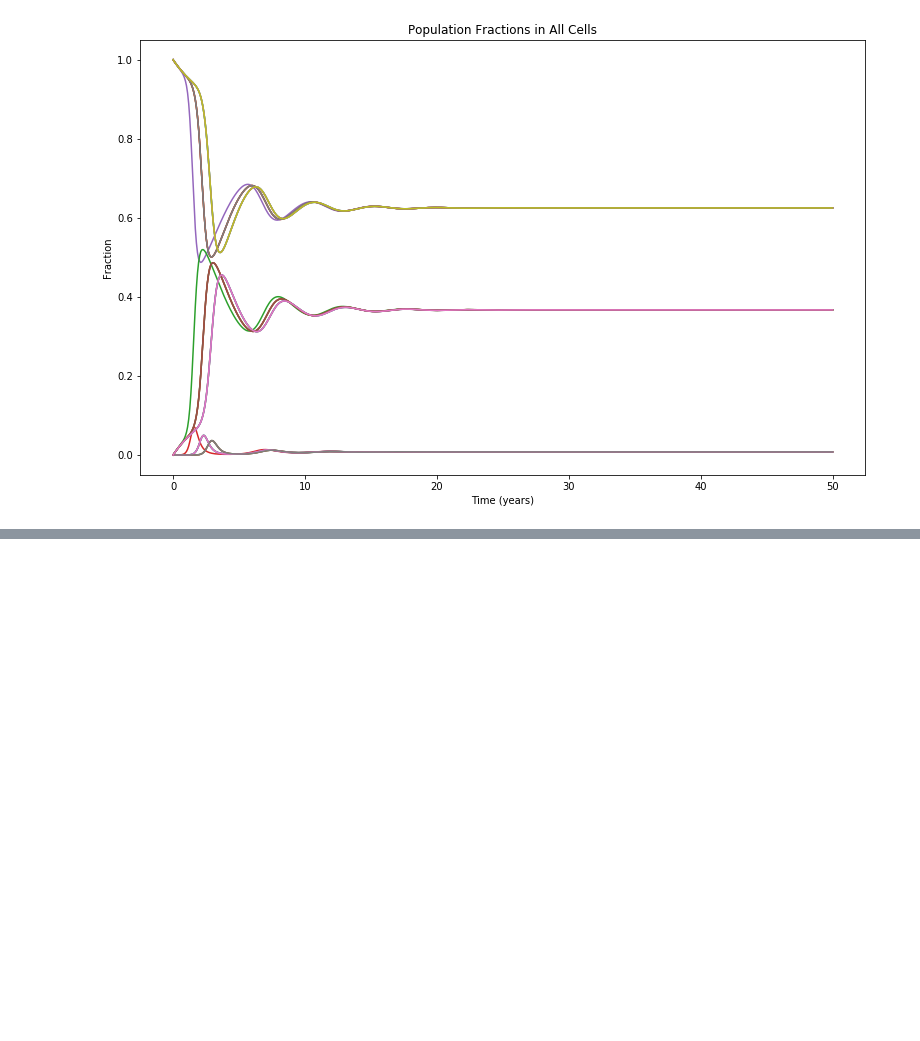
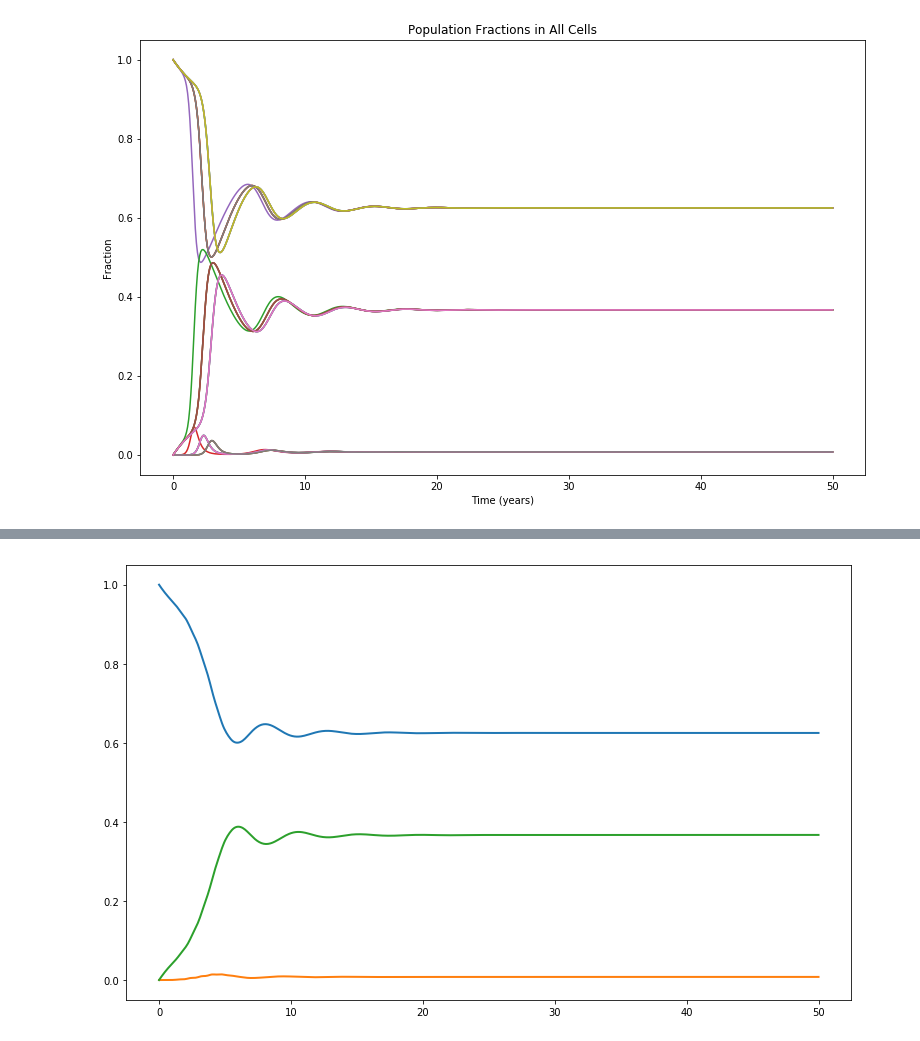
Before and after one commit to dwu402/self-harm, a Jupyter notebook: Spatial_Flu.ipynb, the cells around one changed output, grey strips where cells are left out. Cells and saved outputs as stored; diff of their text form; code cells hidden in the pictures; blank space fills up the shorter version.

```diff
--- a/Spatial_Flu.ipynb
+++ b/Spatial_Flu.ipynb
@@ -90,0 +110,13 @@ plt.legend(["Centre", "Edge", "Corner"])
+# %%
+parameters = [0.01, 1.6, 1/3, (0.2)/4, 1/(1/12), 0.1, 0.005, 0.075]
+
+func = lambda t, y: fsf.model(t, y, parameters)
+
+initial_state = fsf.default_ic()
+
+solution_fine = integrate.solve_ivp(func, [0, 50], initial_state, max_step=1/12, dense_output=True)
+# %%
+plt.figure()
+plt.plot(solution_fine.t, aug(solution_fine.y, fsf.GRIDDING**2).T, linewidth=2);
+# %% [output]
+[figure, added]
```
Also changed, not shown: parts of 7 cells of this notebook, 2 other files.
